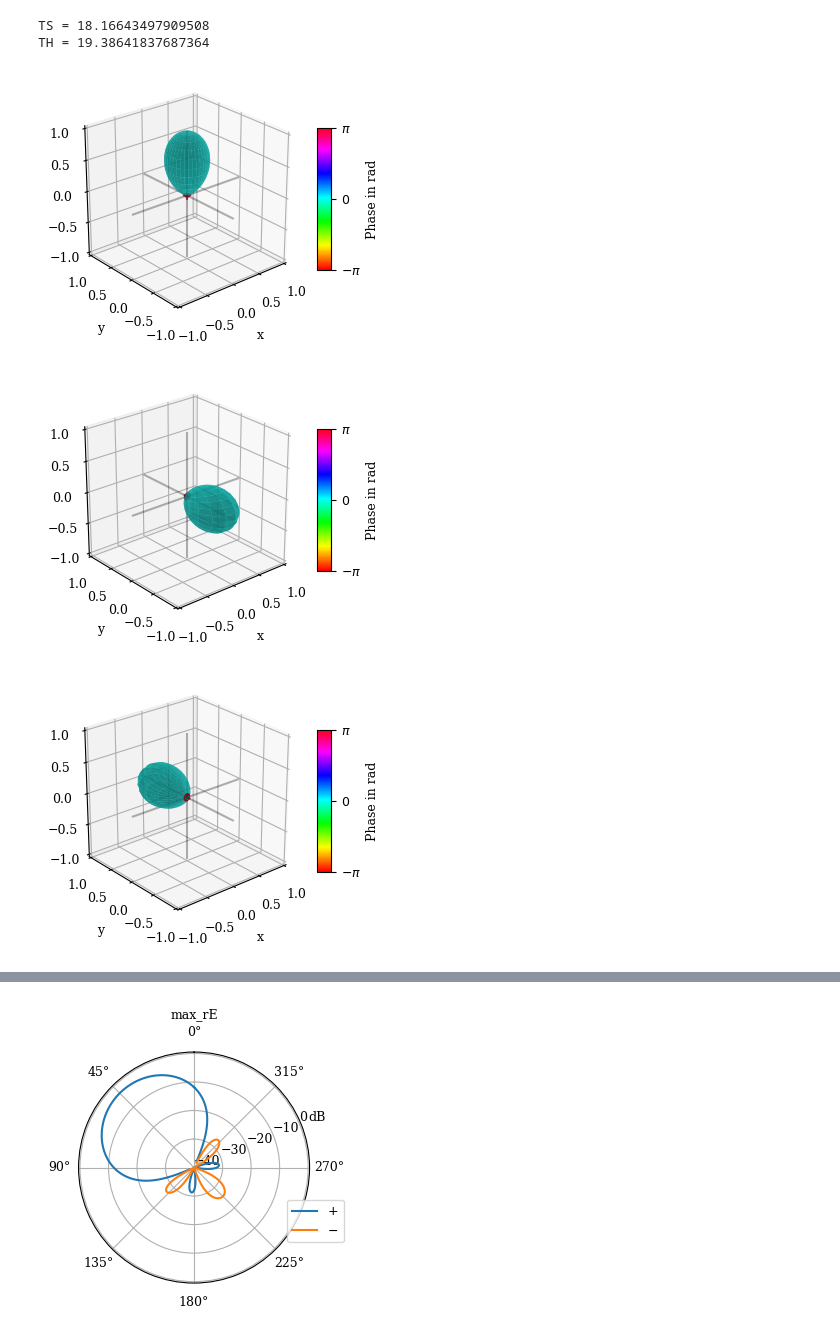
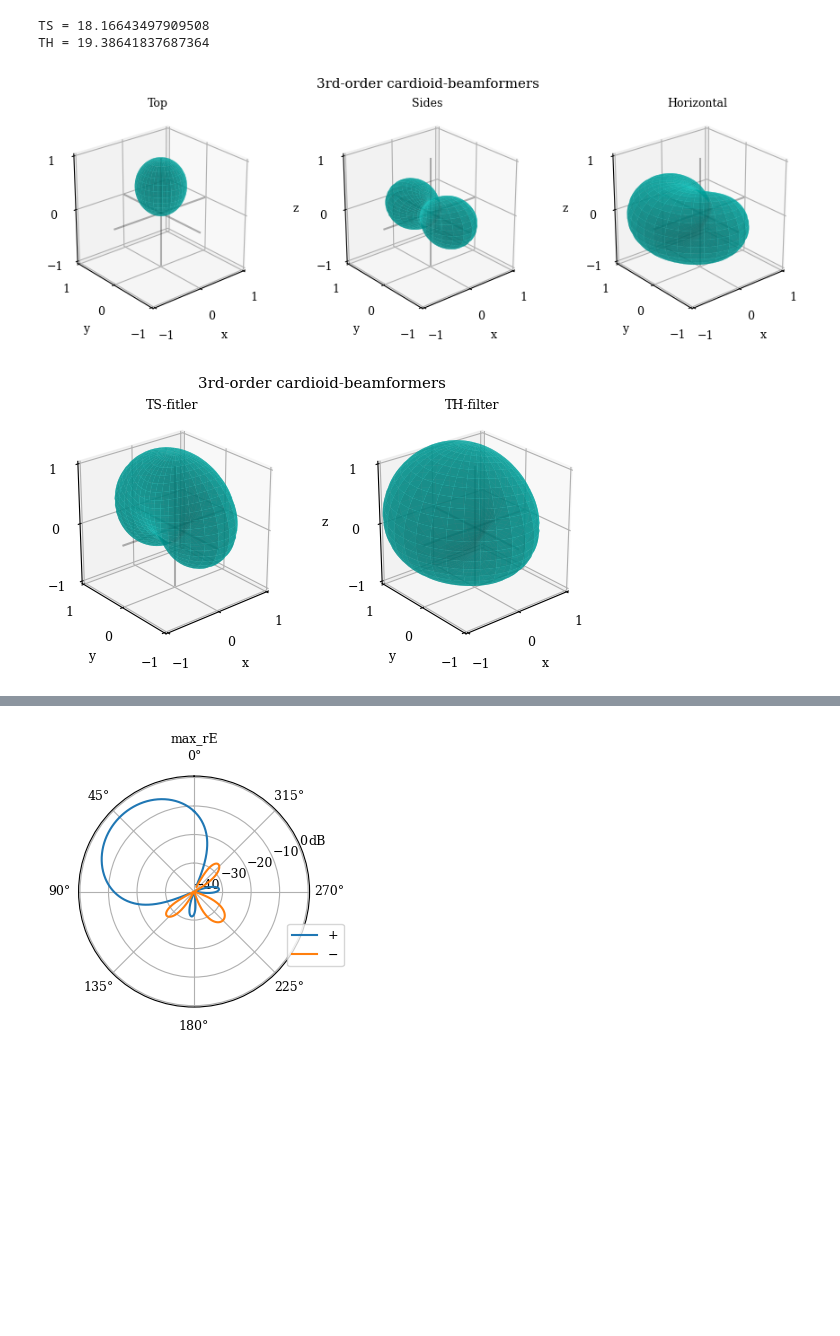
Before and after one commit to Floloffel/VAR-Project, a Jupyter notebook: Private testing/Avijah/beam_pattern.ipynb, the cells around one changed output, grey strips where cells are left out. Saved outputs shown, nothing was run; the diff lists cells and outputs as text; code cells hidden in the pictures; blank space fills up the shorter version.

Commit message:
beamforming graph

```diff
--- a/Private testing/Avijah/beam_pattern.ipynb
+++ b/Private testing/Avijah/beam_pattern.ipynb
@@ -103,37 +104,45 @@ plt.rcParams['axes.titlesize'] = 9
 N_sph = 3
 shtype = 'real'
 
 ENREC = True  # amplitude or energy reconstruction
-pattern = "maxRE"
+pattern = "cardioid"
 
 #steering direction
 vec_s = np.array([[0,-1,0],[0,1,0]]) #sides
+vec_b = np.array([-1,0,0]) #back
 vec_t = np.array([0,0,1]) #top
 
 
 # conversion of vec: [x,y,z] to dir: [azi, zen]
 dirs_s = spa.utils.vec2dir(vec_s)
+dirs_b = spa.utils.vec2dir(vec_b)
 dirs_t = spa.utils.vec2dir(vec_t)
 
 azi_steer_s = dirs_s[:,0]
 zen_steer_s = dirs_s[:,1]
 
 azi_steer_t = dirs_t[0]
 zen_steer_t = dirs_t[1]
 
+azi_steer_b = dirs_b[0]
+zen_steer_b = dirs_b[1]
+
 # plot of Beamformer
 w_nm_t = spa.parsa.sh_beamformer_from_pattern(pattern, N_sph,
                                             azi_steer_t, zen_steer_t)
 
 w_nm_s = spa.parsa.sh_beamformer_from_pattern(pattern, N_sph,
                                             azi_steer_s, zen_steer_s)
 
+w_nm_b = spa.parsa.sh_beamformer_from_pattern(pattern, N_sph,
+                                            azi_steer_b, zen_steer_b)
 
 
-spa.plot.sh_coeffs(w_nm_t)
-spa.plot.sh_coeffs(w_nm_s[0,:])
-spa.plot.sh_coeffs(w_nm_s[1,:])
+# plot for TS/TH-filter
+fig = spa.plot.sh_coeffs_subplot([w_nm_t, w_nm_s[0,:]+w_nm_s[1,:], w_nm_s[0,:]+w_nm_s[1,:]+w_nm_b], titles=["Top", "Sides",  "Horizontal"], cbar=False, title = '3rd-order cardioid-beamformers')
+
+# plot for TS/TH-filter
+fig = spa.plot.sh_coeffs_subplot([w_nm_s[0,:]+w_nm_s[1,:]+w_nm_t, w_nm_s[0,:]+w_nm_s[1,:]+w_nm_b+w_nm_t], titles=["TS-fitler", "TH-filter"], cbar=False, title = '3rd-order cardioid-beamformers')
 # %% [output]
-[figure, old version]
+[figure, new version]
-[figure, old version]
+[figure, new version]
-[figure, removed]
```
Also changed, not shown: parts of 4 cells of this notebook.
